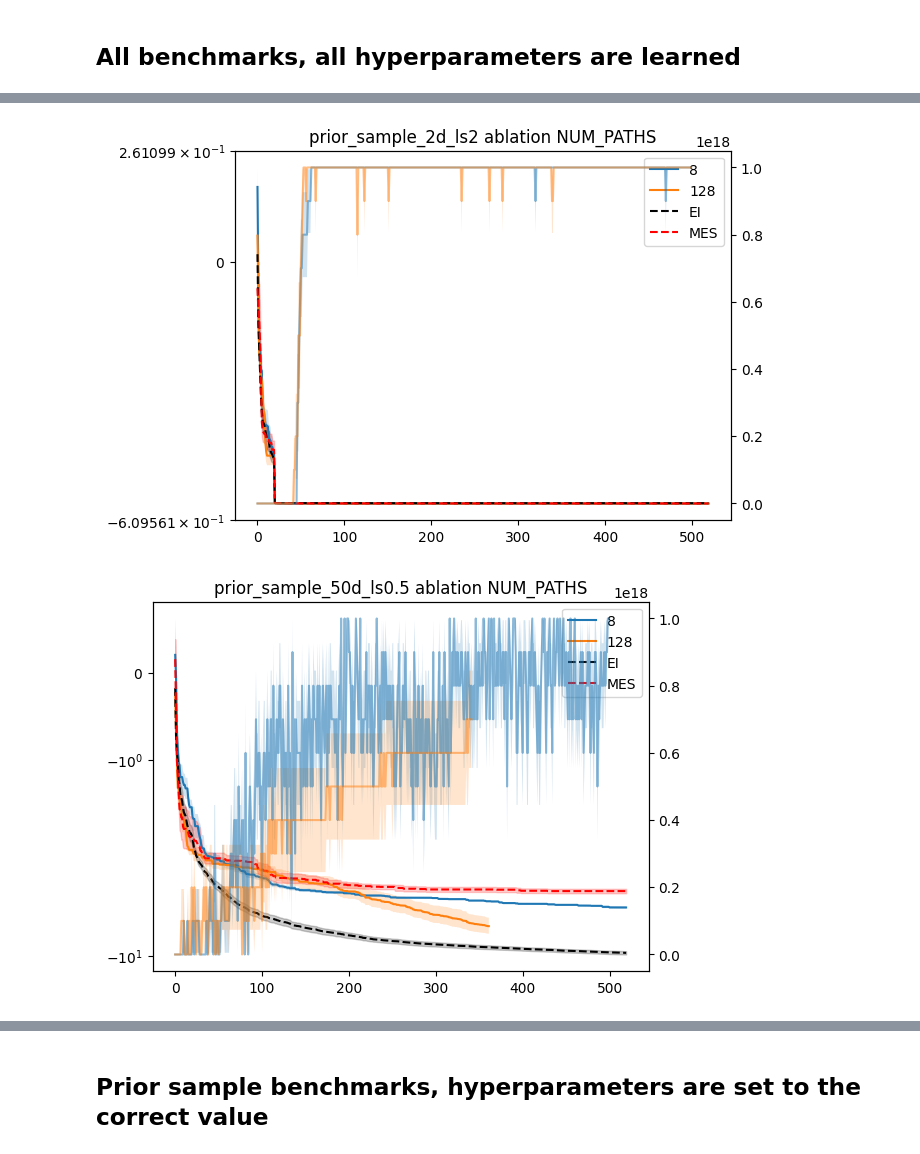
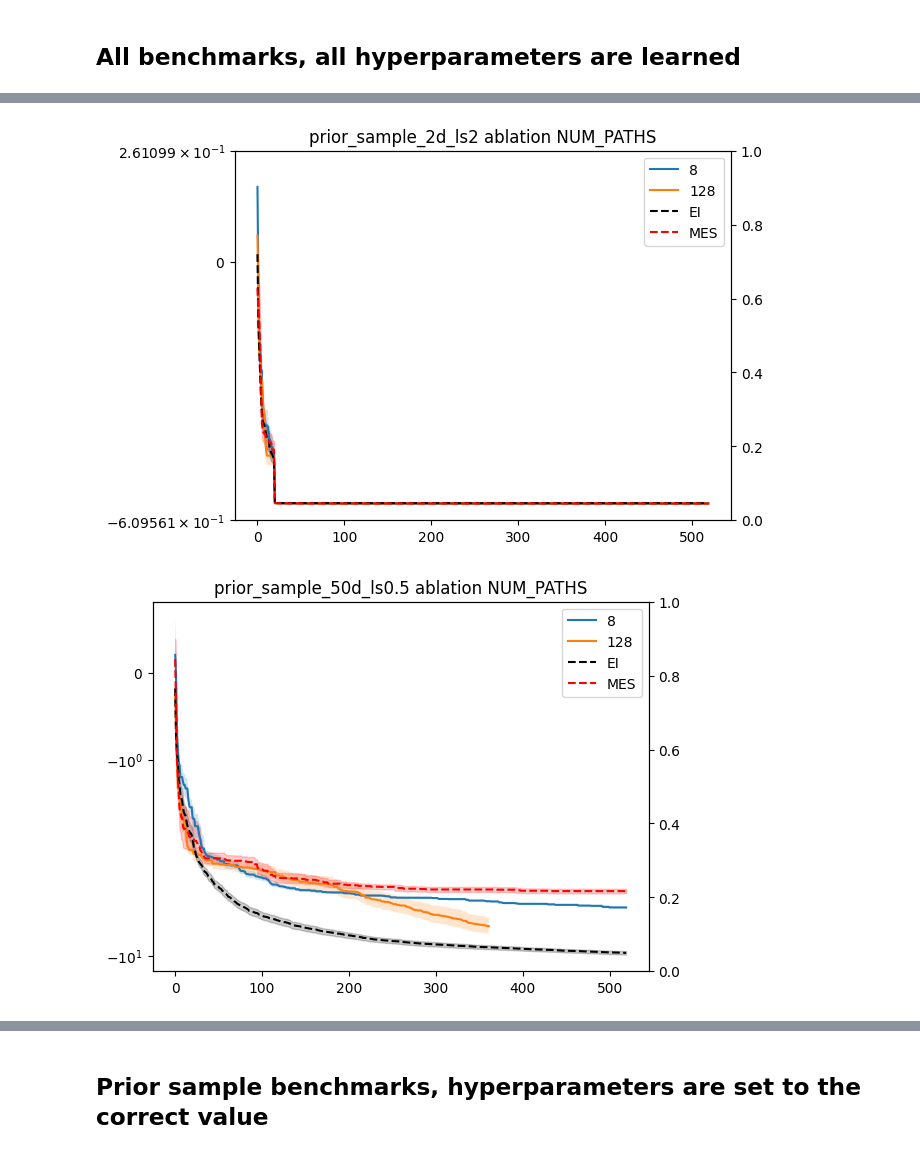
Before and after one commit to NUOJIN/variational-entropy-search, a Jupyter notebook: results_gamma_vs_ei.ipynb, the cells around one changed output, grey strips where cells are left out. Cells and saved outputs as stored; diff of their text form; code cells hidden in the pictures.

```diff
--- a/results_gamma_vs_ei.ipynb
+++ b/results_gamma_vs_ei.ipynb
@@ -64,14 +64,14 @@ for benchmark in benchmarks:
         ves_y_mean = ves_y.mean(axis=0)
         ves_y_std = ves_y.std(axis=0)/ np.sqrt(len(ves_y))
 
-        ves_k = [np.load(f'{d}/k_vals.npy') for d in dirs]
-        min_len = min([len(k) for k in ves_k])
-        ves_k = [k[:min_len] for k in ves_k]
-        ves_k = np.stack(ves_k)
-        ves_k_mean = ves_k.mean(axis=0)
-        ves_k_std = ves_k.std(axis=0)/ np.sqrt(len(ves_k))
-        ax2.plot(ves_k_mean, label=f'{json.load(open(f"{dirs[0]}/args.json"))["num_paths"]}', alpha=0.5)
-        ax2.fill_between(np.arange(len(ves_k_mean)), ves_k_mean-ves_k_std, ves_k_mean+ves_k_std, alpha=0.2)
+        # ves_k = [np.load(f'{d}/k_vals.npy') for d in dirs]
+        # min_len = min([len(k) for k in ves_k])
+        # ves_k = [k[:min_len] for k in ves_k]
+        # ves_k = np.stack(ves_k)
+        # ves_k_mean = ves_k.mean(axis=0)
+        # ves_k_std = ves_k.std(axis=0)/ np.sqrt(len(ves_k))
+        # ax2.plot(ves_k_mean, label=f'{json.load(open(f"{dirs[0]}/args.json"))["num_paths"]}', alpha=0.5)
+        # ax2.fill_between(np.arange(len(ves_k_mean)), ves_k_mean-ves_k_std, ves_k_mean+ves_k_std, alpha=0.2)
 
         ax.plot(ves_y_mean, label=f'{json.load(open(f"{dirs[0]}/args.json"))["num_paths"]}')
         ax.fill_between(np.arange(len(ves_y_mean)), ves_y_mean-ves_y_std, ves_y_mean+ves_y_std, alpha=0.2)
@@ -114,2 +114,2 @@ for benchmark in benchmarks:
-[figure, old version]
+[figure, new version]
-[figure, old version]
+[figure, new version]
```
Also changed, not shown: parts of 4 cells of this notebook, 1 other file.
